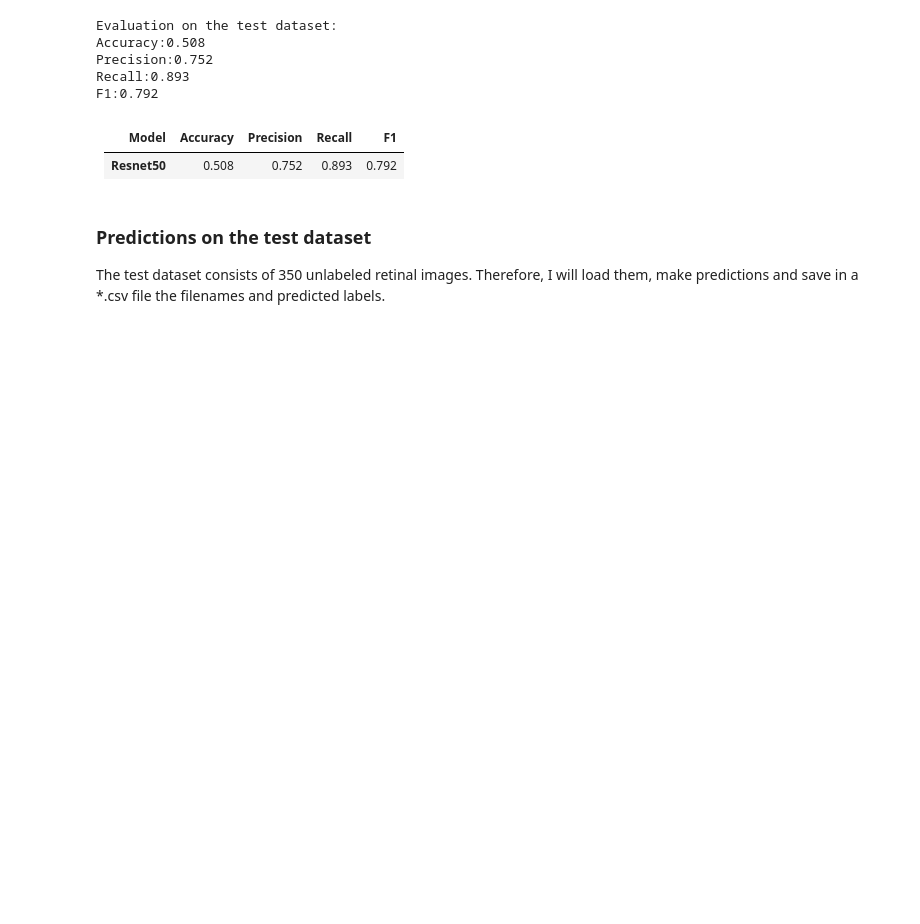
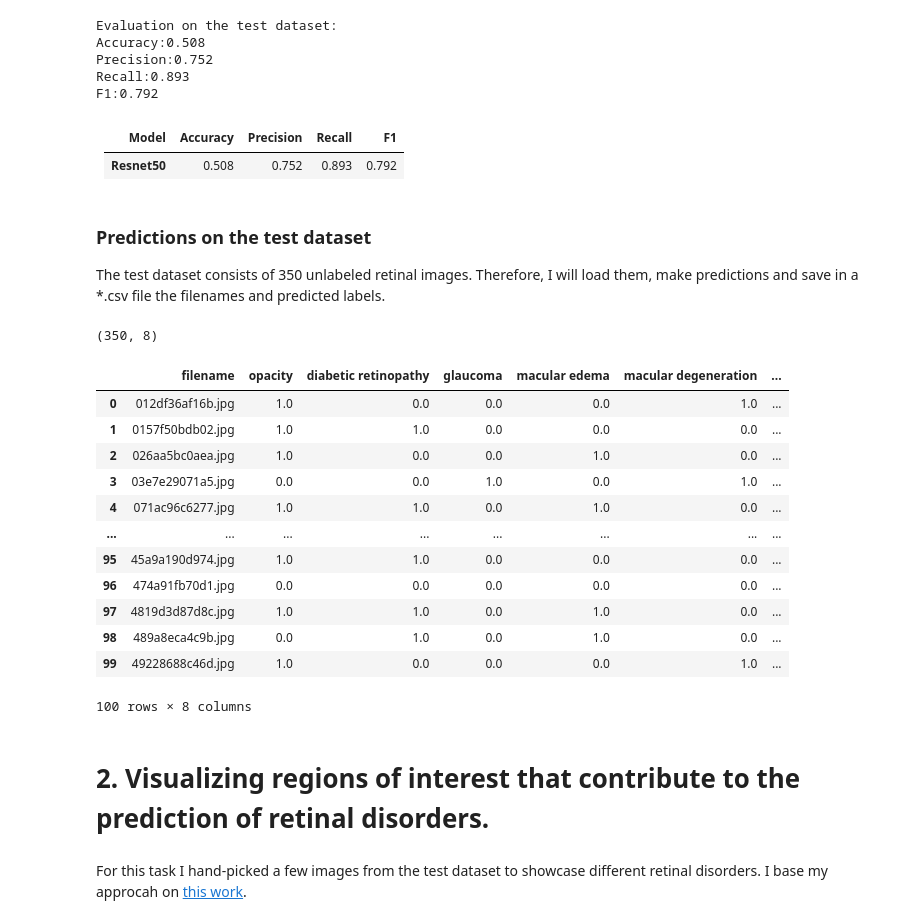
Before and after one commit to whoisusmanali/Eye-Retinal-Disease-Detection, a Jupyter notebook: Eye-Retinal_Disease_Detection.ipynb, the cells around one changed output. Saved outputs shown, nothing was run; the diff lists cells and outputs as text; code cells hidden in the pictures; blank space fills up the shorter version.

Commit message:
show the prediction by using the ResNet model

```diff
--- a/Eye-Retinal_Disease_Detection.ipynb
+++ b/Eye-Retinal_Disease_Detection.ipynb
@@ -550,3 +550,26 @@ dataloaders['test'] = DataLoader(image_dataset['test'], batch_size=batch_size,
                                  num_workers=0)
 
 test_results = predict_test_data(model, data_split='test')
+# %%
+print(test_results.shape)
+test_results.to_csv('data/test/test.csv', sep=',')
+test_results.head(n=100)
+# %% [output]
+(350, 8)
+|  | filename | opacity | diabetic retinopathy | glaucoma | macular edema | macular degeneration | ... |
+| 0 | 012df36af16b.jpg | 1.0 | 0.0 | 0.0 | 0.0 | 1.0 | ... |
+| 1 | 0157f50bdb02.jpg | 1.0 | 1.0 | 0.0 | 0.0 | 0.0 | ... |
+| 2 | 026aa5bc0aea.jpg | 1.0 | 0.0 | 0.0 | 1.0 | 0.0 | ... |
+| 3 | 03e7e29071a5.jpg | 0.0 | 0.0 | 1.0 | 0.0 | 1.0 | ... |
+| 4 | 071ac96c6277.jpg | 1.0 | 1.0 | 0.0 | 1.0 | 0.0 | ... |
+| ... | ... | ... | ... | ... | ... | ... | ... |
+| 95 | 45a9a190d974.jpg | 1.0 | 1.0 | 0.0 | 0.0 | 0.0 | ... |
+| 96 | 474a91fb70d1.jpg | 0.0 | 0.0 | 0.0 | 0.0 | 0.0 | ... |
+| 97 | 4819d3d87d8c.jpg | 1.0 | 1.0 | 0.0 | 1.0 | 0.0 | ... |
+| 98 | 489a8eca4c9b.jpg | 0.0 | 1.0 | 0.0 | 1.0 | 0.0 | ... |
+| 99 | 49228688c46d.jpg | 1.0 | 0.0 | 0.0 | 0.0 | 1.0 | ... |
+100 rows × 8 columns
+# %% [markdown]
+# 2. Visualizing regions of interest that contribute to the prediction of retinal disorders.
+# %% [markdown]
+For this task I hand-picked a few images from the test dataset to showcase different retinal disorders. I base my approcah on [this work](https://github.com/jacobgil/pytorch-grad-cam).
```
